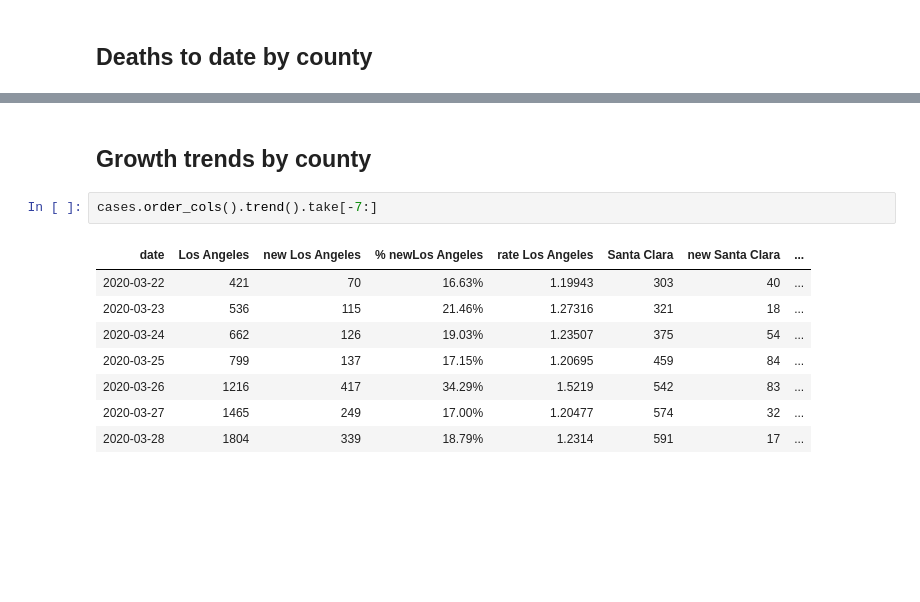
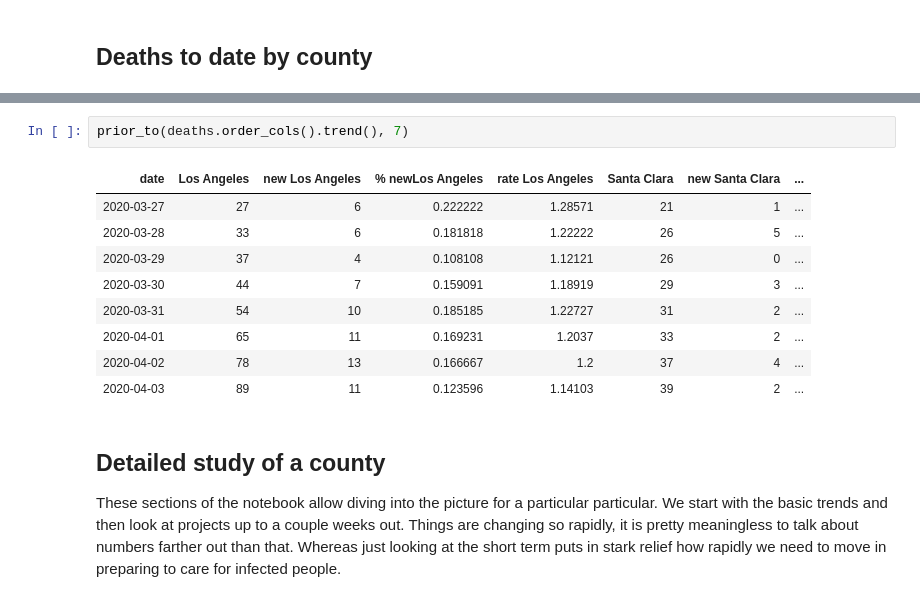
Before and after one commit to deculler/covid19, a Jupyter notebook: Counties-US-covid19-nytimes.ipynb, the cells around one changed output, grey strips where cells are left out. Saved outputs shown, nothing was run; the diff lists cells and outputs as text; blank space fills up the shorter version.

Commit message:
add rate trend analysis

```diff
--- a/Counties-US-covid19-nytimes.ipynb
+++ b/Counties-US-covid19-nytimes.ipynb
@@ -155,14 +237,16 @@ _ = plots.xticks(rotation=45)
-# %% [markdown]
-<a id='sectionTrends'></a>
-## Growth trends by county
 # %%
-cases.order_cols().trend().take[-7:]
+prior_to(deaths.order_cols().trend(), 7)
 # %% [output]
 | date | Los Angeles | new Los Angeles | % newLos Angeles | rate Los Angeles | Santa Clara | new Santa Clara | ... |
-| 2020-03-22 | 421 | 70 | 16.63% | 1.19943 | 303 | 40 | ... |
-| 2020-03-23 | 536 | 115 | 21.46% | 1.27316 | 321 | 18 | ... |
-| 2020-03-24 | 662 | 126 | 19.03% | 1.23507 | 375 | 54 | ... |
-| 2020-03-25 | 799 | 137 | 17.15% | 1.20695 | 459 | 84 | ... |
-| 2020-03-26 | 1216 | 417 | 34.29% | 1.5219 | 542 | 83 | ... |
-| 2020-03-27 | 1465 | 249 | 17.00% | 1.20477 | 574 | 32 | ... |
-| 2020-03-28 | 1804 | 339 | 18.79% | 1.2314 | 591 | 17 | ... |
+| 2020-03-27 | 27 | 6 | 0.222222 | 1.28571 | 21 | 1 | ... |
+| 2020-03-28 | 33 | 6 | 0.181818 | 1.22222 | 26 | 5 | ... |
+| 2020-03-29 | 37 | 4 | 0.108108 | 1.12121 | 26 | 0 | ... |
+| 2020-03-30 | 44 | 7 | 0.159091 | 1.18919 | 29 | 3 | ... |
+| 2020-03-31 | 54 | 10 | 0.185185 | 1.22727 | 31 | 2 | ... |
+| 2020-04-01 | 65 | 11 | 0.169231 | 1.2037 | 33 | 2 | ... |
+| 2020-04-02 | 78 | 13 | 0.166667 | 1.2 | 37 | 4 | ... |
+| 2020-04-03 | 89 | 11 | 0.123596 | 1.14103 | 39 | 2 | ... |
+# %% [markdown]
+## Detailed study of a county
+
+These sections of the notebook allow diving into the picture for a particular particular. We start with the basic trends and then look at projects up to a couple weeks out. Things are changing so rapidly, it is pretty meaningless to talk about numbers farther out than that. Whereas just looking at the short term puts in stark relief how rapidly we need to move in preparing to care for infected people.
```
Also changed, not shown: parts of 33 cells of this notebook, 1 other file.
